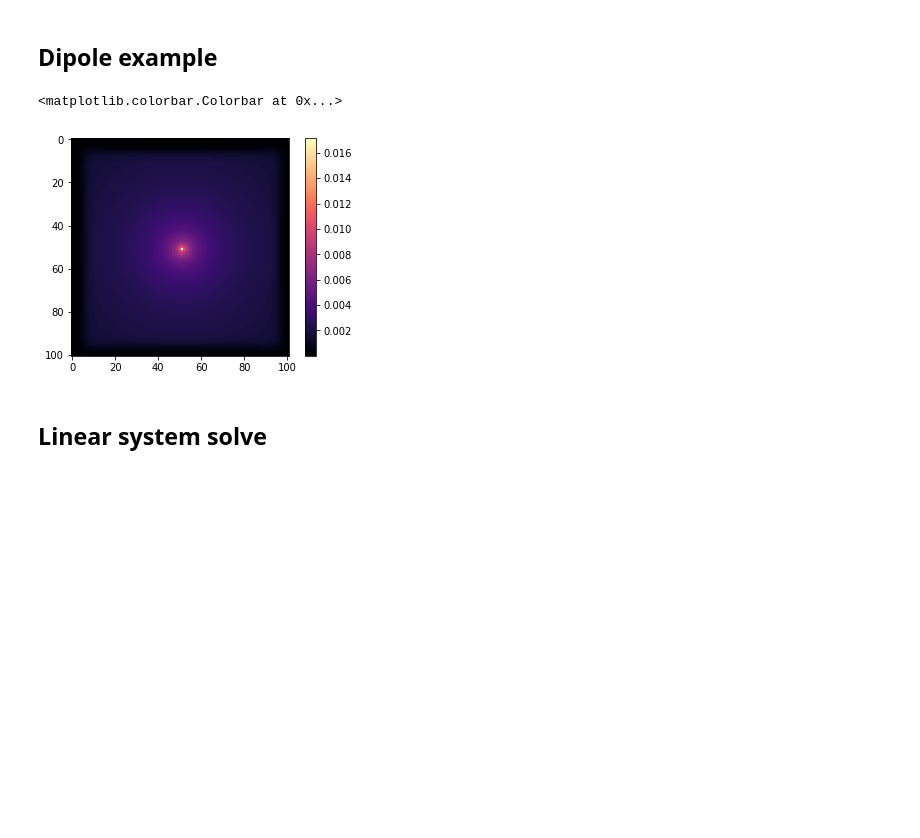
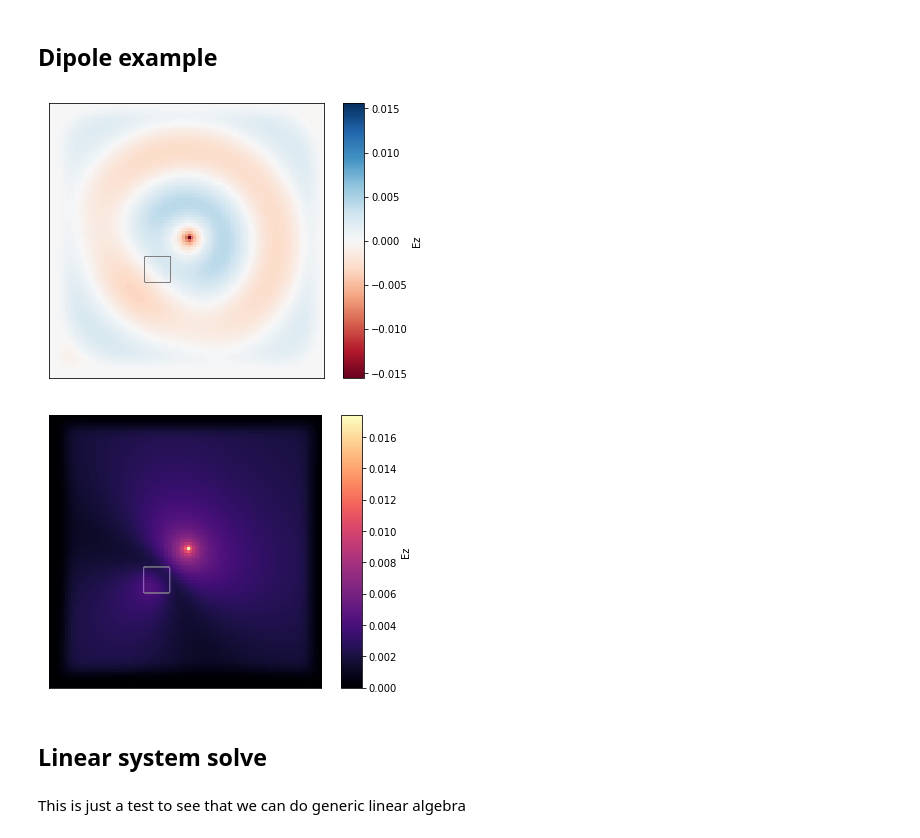
Before and after one commit to fancompute/fdfdpy, a Jupyter notebook: notebooks/Tests.ipynb, the cells around one changed output. Saved outputs shown, nothing was run; the diff lists cells and outputs as text; code cells hidden in the pictures; blank space fills up the shorter version.

Commit message:
Added basic field plotting helper functions Updated notebook with example field plots

```diff
--- a/notebooks/Tests.ipynb
+++ b/notebooks/Tests.ipynb
@@ -17,22 +17,24 @@ import scipy.sparse as sp
 # %%
 omega = 5e14                # angular frequency (2pi)
 dl = 1e-7                   # grid size (m)
 eps_r = np.ones((101,101))  # relative permittivity
+eps_r[35:45,35:45] = 2.5
 NPML = [15, 15]             # number of pml grid points on x and y borders
 pol = 'Ez'                  # polarization (either 'Hz' or 'Ez')
 
 # sets simulation variables, constructs system matrix 'A', stored in 'simulation' object
 simulation = Fdfd(omega,eps_r,dl,NPML,pol)# set source and solve for electromagnetic fields
 b = np.zeros((simulation.Nx,simulation.Ny))
 b[51,51] = 1
 (Hx,Hy,Ez) = simulation.solve_fields(b)
 
-# plot
-plt.imshow(np.abs(Ez), cmap='magma')
-plt.colorbar()
+simulation.plt_re(outline=True, cbar=True);
+simulation.plt_abs(outline=True, cbar=True);
 # %% [output]
-<matplotlib.colorbar.Colorbar at 0x...>
-[figure, old version]
+[figure, new version]
+[figure, added]
 # %% [markdown]
 ## Linear system solve
+# %% [markdown]
+This is just a test to see that we can do generic linear algebra
 # %%
```
Also changed, not shown: parts of 1 cell of this notebook, 3 other files.
